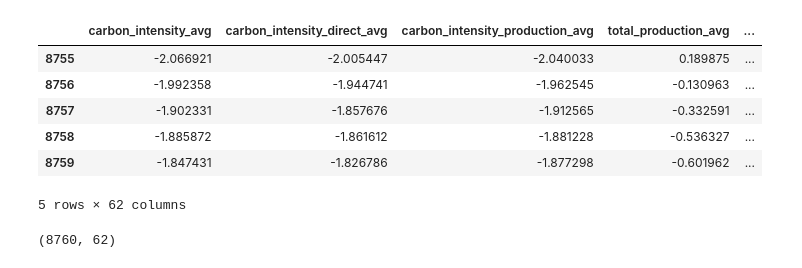
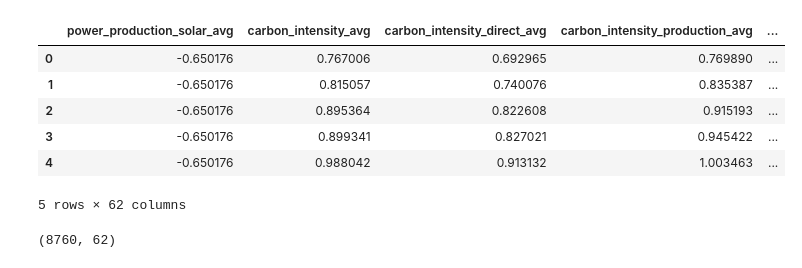
Before and after one commit to sen-leon/Electricity-Prediction, a Jupyter notebook: src/SingleFeatureRNN.ipynb, the cells around one changed output. Drawn from its saved outputs; the diff is of its cells as text; code cells hidden in the pictures.

```diff
--- a/src/SingleFeatureRNN.ipynb
+++ b/src/SingleFeatureRNN.ipynb
@@ -5,34 +5,34 @@ import matplotlib.pyplot as plt
 # %%
 from sklearn.preprocessing import MinMaxScaler
 
 df = pd.read_csv("..\data\ElectricityMap_DE_2021.csv", sep=",")
-# df = df[["datetime","power_production_wind_avg"]]
+#df = df[["datetime","power_production_wind_avg","power_production_solar_avg","timestamp"]]
 # shift column 'power_production_wind_avg' to first position
-first_column = df.pop('power_production_wind_avg')
-df.insert(0, 'power_production_wind_avg', first_column)
+first_column = df.pop("power_production_solar_avg")
+df.insert(0, "power_production_solar_avg", first_column)
 
 day = 24*60*60
 year = (365.2425)*day
 
 df['sin_hour_of_day'] = np.sin(df["timestamp"] * (2 * np.pi / day))
 df['cos_hour_of_day'] = np.cos(df["timestamp"] * (2 * np.pi / day))
 df['sin_day_of_year'] = np.sin(df["timestamp"] * (2 * np.pi / year))
 df['cos_day_of_year'] = np.cos(df["timestamp"] * (2 * np.pi / year))
 
-df=df.dropna(axis=1)
+#df=df.dropna(axis=1)
 y=df.drop(["datetime","timestamp","created_at","updated_at","zone_name","production_sources"],axis=1)
-
+#y=df.drop(["datetime","timestamp"],axis=1)
 #y=(y-y.min())/(y.max()-y.min())
 y=(y-y.mean())/y.std()
 y=y.dropna(axis=1)
-y.tail()
+y.head()
 # %% [output]
-|  | carbon_intensity_avg | carbon_intensity_direct_avg | carbon_intensity_production_avg | total_production_avg | ... |
-| 8755 | -2.066921 | -2.005447 | -2.040033 | 0.189875 | ... |
-| 8756 | -1.992358 | -1.944741 | -1.962545 | -0.130963 | ... |
-| 8757 | -1.902331 | -1.857676 | -1.912565 | -0.332591 | ... |
-| 8758 | -1.885872 | -1.861612 | -1.881228 | -0.536327 | ... |
-| 8759 | -1.847431 | -1.826786 | -1.877298 | -0.601962 | ... |
+|  | power_production_solar_avg | carbon_intensity_avg | carbon_intensity_direct_avg | carbon_intensity_production_avg | ... |
+| 0 | -0.650176 | 0.767006 | 0.692965 | 0.769890 | ... |
+| 1 | -0.650176 | 0.815057 | 0.740076 | 0.835387 | ... |
+| 2 | -0.650176 | 0.895364 | 0.822608 | 0.915193 | ... |
+| 3 | -0.650176 | 0.899341 | 0.827021 | 0.945422 | ... |
+| 4 | -0.650176 | 0.988042 | 0.913132 | 1.003463 | ... |
 5 rows × 62 columns
 # %%
 print(y.shape)
```
Also changed, not shown: parts of 7 cells of this notebook.
